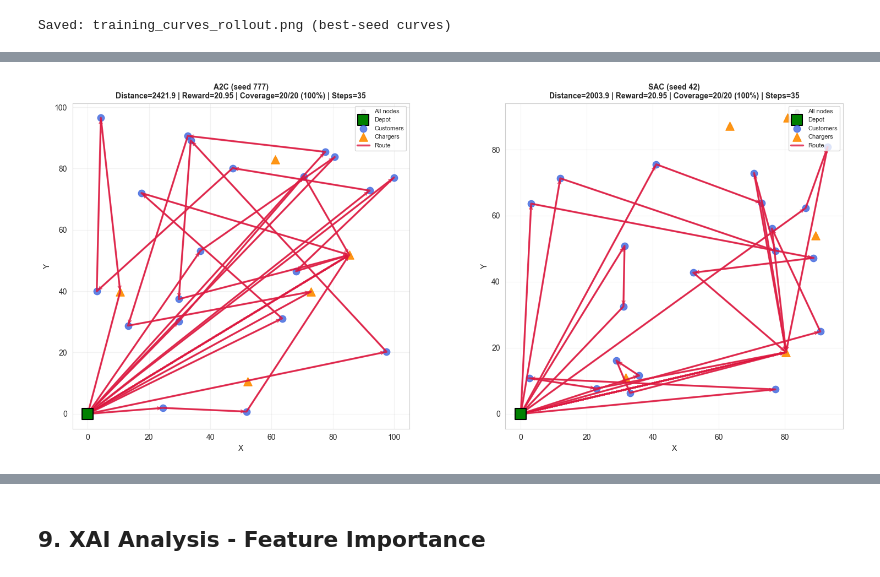
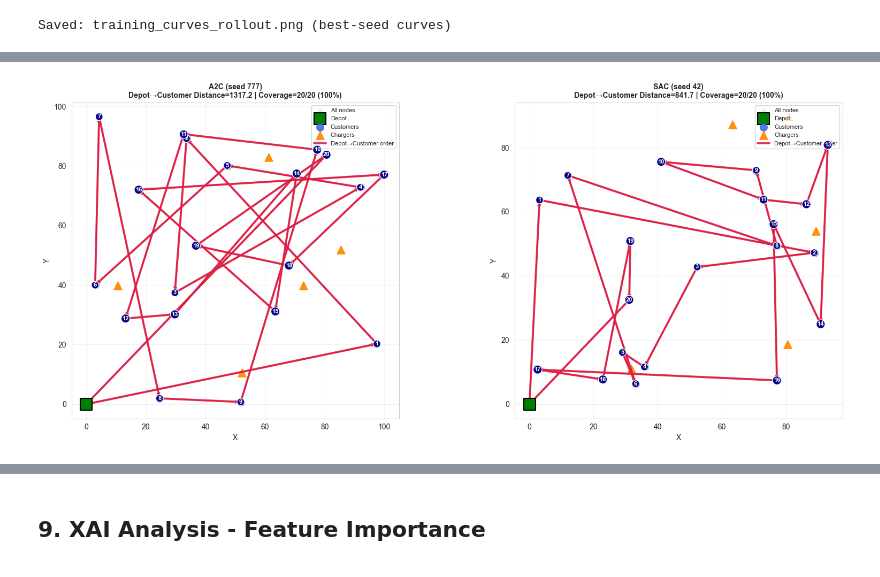
Before and after one commit to sdley/evrp-rl, a Jupyter notebook: examples/agent_benchmark_evrp_a2c_sac.ipynb, the cells around one changed output, grey strips where cells are left out. Drawn from its saved outputs; the diff is of its cells as text; code cells hidden in the pictures.

Commit message:
Plotting depot-to-customer route order

```diff
--- a/examples/agent_benchmark_evrp_a2c_sac.ipynb
+++ b/examples/agent_benchmark_evrp_a2c_sac.ipynb
@@ -956,10 +956,10 @@ print("Saved: training_curves_rollout.png (best-seed curves)")
 [figure]
 Saved: training_curves_rollout.png (best-seed curves)
 # %%
-# REAL Route Visualization from Trained Agents
+# REAL Route Visualization from Trained Agents (Depot-to-Customer Order)
 from pathlib import Path
 
-print("Generating real route visualization from trained checkpoints...")
+print("Generating depot-to-customer order visualization from trained checkpoints...")
 
 
 def resolve_checkpoint_dir(output_dir: Path) -> Path:
@@ -990,7 +990,7 @@ def select_best_seed(agent_name: str) -> int:
     if not available:
         raise FileNotFoundError(f'No checkpoint found for {agent_name.upper()} in {checkpoint_dir}')
 
-    stem = available[0].stem  # e.g., a2c_seed42_best_v3
+    stem = available[0].stem
     seed_str = stem.split('_seed')[1].split('_')[0]
     return int(seed_str)
 
@@ -999,9 +999,10 @@ def run_agent_route(agent, env_config: dict, max_steps: int = 200):
     env = EnvFactory.create(env_config)
     obs, _ = env.reset()
 
-    route = [int(env.current_node)]
+    full_route = [int(env.current_node)]
     total_reward = 0.0
     total_distance = 0.0
+    customer_visit_order = []
     visited_customers = set()
     num_customers = int(getattr(env, 'num_customers', 0))
 
@@ -1023,16 +1024,20 @@ def run_agent_route(agent, env_config: dict, max_steps: int = 200):
 
             total_reward += float(reward)
             total_distance += float(info.get('distance', 0.0))
-            route.append(action)
+            full_route.append(action)
 
-            if 1 <= action <= num_customers:
+            if 1 <= action <= num_customers and action not in visited_customers:
                 visited_customers.add(action)
+                customer_visit_order.append(action)
 
             steps += 1
 
+    depot_customer_route = [0] + customer_visit_order + [0]
     node_coords = env.node_coords.copy() if hasattr(env, 'node_coords') else None
     return {
-        'route': route,
+        'full_route': full_route,
+        'depot_customer_route': depot_customer_route,
+        'customer_visit_order': customer_visit_order,
         'reward': total_reward,
         'distance': total_distance,
         'steps': steps,
@@ -1043,7 +1048,16 @@ def run_agent_route(agent, env_config: dict, max_steps: int = 200):
     }
 
 
-def plot_route(ax, route_data: dict, title: str):
+def route_distance(route, distance_matrix):
+    if len(route) < 2:
+        return 0.0
+    total = 0.0
+    for i in range(len(route) - 1):
+        total += float(distance_matrix[route[i], route[i + 1]])
+    return total
+
+
+def plot_depot_customer_order(ax, route_data: dict, title: str):
     env = route_data['env']
     coords = route_data['node_coords']
 
@@ -1055,39 +1069,54 @@ def plot_route(ax, route_data: dict, title: str):
     num_customers = route_data['num_customers']
     num_chargers = int(getattr(env, 'num_chargers', 0))
 
-    # Base layer
-    ax.scatter(coords[:, 0], coords[:, 1], c='lightgray', s=35, alpha=0.45, label='All nodes')
+    # Background nodes
+    ax.scatter(coords[:, 0], coords[:, 1], c='lightgray', s=30, alpha=0.35, label='All nodes')
 
     # Depot
-    ax.scatter(coords[0, 0], coords[0, 1], c='green', s=220, marker='s', edgecolors='black', linewidths=1.5, label='Depot', zorder=5)
+    ax.scatter(coords[0, 0], coords[0, 1], c='green', s=240, marker='s', edgecolors='black', linewidths=1.5, label='Depot', zorder=6)
 
     # Customers and chargers
     if num_customers > 0:
         customer_idx = np.arange(1, num_customers + 1)
-        ax.scatter(coords[customer_idx, 0], coords[customer_idx, 1], c='royalblue', s=80, marker='o', alpha=0.8, label='Customers')
+        ax.scatter(coords[customer_idx, 0], coords[customer_idx, 1], c='royalblue', s=95, marker='o', alpha=0.9, label='Customers', zorder=4)
 
     if num_chargers > 0:
         charger_start = num_customers + 1
         charger_end = num_customers + num_chargers + 1
         charger_idx = np.arange(charger_start, charger_end)
-        ax.scatter(coords[charger_idx, 0], coords[charger_idx, 1], c='darkorange', s=120, marker='^', alpha=0.9, label='Chargers')
+        ax.scatter(coords[charger_idx, 0], coords[charger_idx, 1], c='darkorange', s=120, marker='^', alpha=0.95, label='Chargers', zorder=4)
 
-    # Route path
-    route = [node for node in route_data['route'] if 0 <= node < len(coords)]
+    # Depot -> customer first-visit order -> depot
+    route = [node for node in route_data['depot_customer_route'] if 0 <= node < len(coords)]
     if len(route) > 1:
         route_coords = coords[route]
-        ax.plot(route_coords[:, 0], route_coords[:, 1], '-', color='crimson', lw=2.5, alpha=0.8, label='Route', zorder=4)
+        ax.plot(route_coords[:, 0], route_coords[:, 1], '-', color='crimson', lw=2.8, alpha=0.85, label='Depot→Customer order', zorder=5)
 
-        for i in range(min(len(route) - 1, 40)):
+        for i in range(len(route) - 1):
             x0, y0 = route_coords[i]
             x1, y1 = route_coords[i + 1]
-            ax.annotate('', xy=(x1, y1), xytext=(x0, y0), arrowprops=dict(arrowstyle='->', color='crimson', lw=1.2, alpha=0.7))
+            ax.annotate('', xy=(x1, y1), xytext=(x0, y0), arrowprops=dict(arrowstyle='->', color='crimson', lw=1.2, alpha=0.8))
 
+        # Number each customer by visit order
+        for k, customer_node in enumerate(route_data['customer_visit_order'], 1):
+            x, y = coords[customer_node]
+            ax.text(
+                x,
+                y,
+                str(k),
+                fontsize=8,
+                ha='center',
+                va='center',
+                color='white',
+                fontweight='bold',
+                bbox=dict(boxstyle='circle,pad=0.18', facecolor='navy', edgecolor='white', alpha=0.95),
+                zorder=7,
+            )
+
+    dep_cust_dist = route_distance(route, env.distance_matrix if hasattr(env, 'distance_matrix') else np.zeros((1, 1)))
     coverage = 100.0 * route_data['visited_customers'] / max(route_data['num_customers'], 1)
     subtitle = (
-        f"Distance={route_data['distance']:.1f} | Reward={route_data['reward']:.2f} | "
-        f"Coverage={route_data['visited_customers']}/{route_data['num_customers']} ({coverage:.0f}%) | "
-        f"Steps={route_data['steps']}"
+        f"Depot→Customer Distance={dep_cust_dist:.1f} | Coverage={route_data['visited_customers']}/{route_data['num_customers']} ({coverage:.0f}%)"
     )
 
     ax.set_title(f"{title}\n{subtitle}", fontsize=10, fontweight='bold')
@@ -1098,7 +1127,7 @@ def plot_route(ax, route_data: dict, title: str):
     ax.legend(fontsize=8, loc='upper right')
 
 
-fig, axes = plt.subplots(1, 2, figsize=(16, 7))
+fig, axes = plt.subplots(1, 2, figsize=(17, 7))
 summary_rows = []
 
 for i, agent_name in enumerate(['a2c', 'sac']):
@@ -1114,7 +1143,6 @@ for i, agent_name in enumerate(['a2c', 'sac']):
 
         checkpoint = torch.load(ckpt_path, map_location=device, weights_only=False)
         agent_config = checkpoint['config']
-
         env_config = checkpoint.get('env_config', {
             'num_customers': 20,
             'num_chargers': 5,
@@ -1130,15 +1158,18 @@ for i, agent_name in enumerate(['a2c', 'sac']):
         trained_agent.to(device)
 
         route_data = run_agent_route(trained_agent, env_config, max_steps=200)
-        plot_route(axes[i], route_data, f"{agent_name.upper()} (seed {best_seed})")
+        plot_depot_customer_order(axes[i], route_data, f"{agent_name.upper()} (seed {best_seed})")
+
+        order_preview = route_data['customer_visit_order'][:10]
+        if len(route_data['customer_visit_order']) > 10:
+            order_preview = order_preview + ['...']
 
         summary_rows.append({
             'agent': agent_name.upper(),
             'seed': best_seed,
-            'distance': round(route_data['distance'], 2),
-            'reward': round(route_data['reward'], 2),
             'coverage_pct': round(100.0 * route_data['visited_customers'] / max(route_data['num_customers'], 1), 1),
             'steps': route_data['steps'],
+            'order_head': str(order_preview),
         })
 
     except Exception as e:
@@ -1147,13 +1178,13 @@ for i, agent_name in enumerate(['a2c', 'sac']):
         axes[i].set_axis_off()
 
 plt.tight_layout()
-out_path = OUTPUT_DIR / 'real_route_visualization_trained_agents.png'
+out_path = OUTPUT_DIR / 'depot_to_customer_order_trained_agents.png'
 plt.savefig(out_path, dpi=300, bbox_inches='tight')
 plt.show()
 
 if summary_rows:
     summary_df = pd.DataFrame(summary_rows)
-    print("\nRoute summary from trained agents:")
+    print("\nDepot-to-customer order summary:")
     print(summary_df.to_string(index=False))
 
 print(f"\nSaved: {out_path}")
@@ -1162,2 +1193,2 @@ Generating real route visualization from trained checkpoints...
 Using checkpoints from: results/benchmark/checkpoints_v3
-[figure, old version]
+[figure, new version]
```
Also changed, not shown: parts of 2 cells of this notebook.
